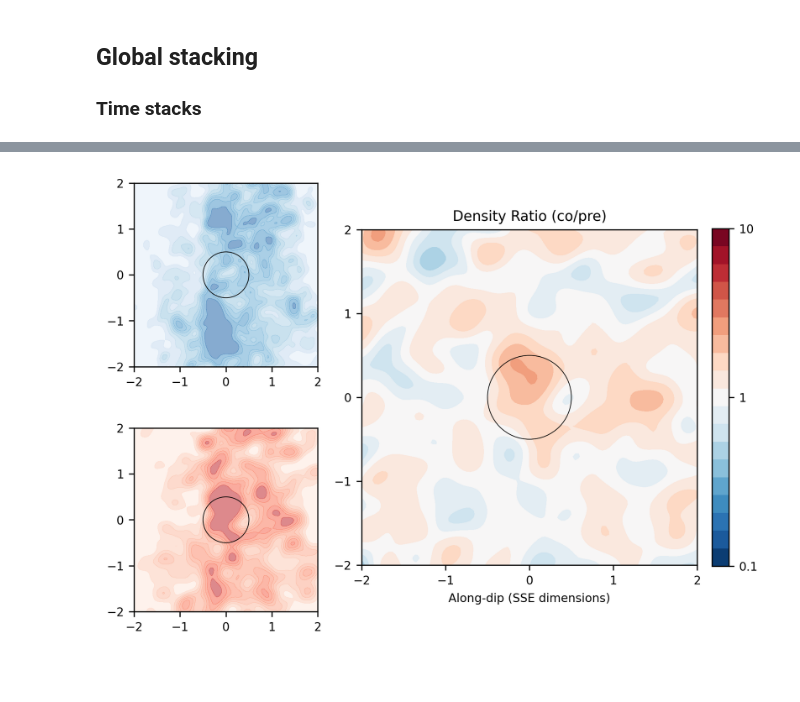
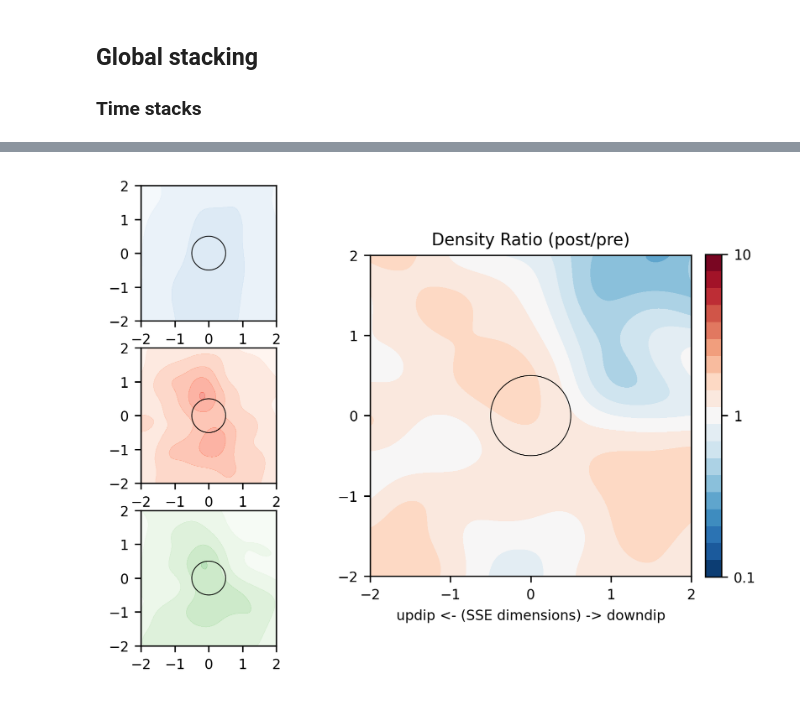
Before and after one commit to keliankaz/global_SSE, a Jupyter notebook: notebooks/global_source_properties.ipynb, the cells around one changed output, grey strips where cells are left out. Drawn from its saved outputs; the diff is of its cells as text; code cells hidden in the pictures; blank space fills up the shorter version.

Commit message:
updated figures - partial

```diff
--- a/notebooks/global_source_properties.ipynb
+++ b/notebooks/global_source_properties.ipynb
@@ -59,5 +84,5 @@ all_slowslip = sum(slowslip[1:], slowslip[0])
 # %%
-minimum_magnitude = 4
+minimum_magnitude = 4.0
 earthquakes = EarthquakeCatalog(
     filename=base_dir / "Datasets" / "Seismicity_datasets" / "global_earthquakes.csv",
     use_other_catalog=True,
@@ -68,8 +134,8 @@ earthquakes = EarthquakeCatalog(
 # %%
-local_earthquakes = earthquakes.intersection(all_slowslip,buffer_radius_km=200.0)
+local_earthquakes = earthquakes.intersection(all_slowslip,buffer_radius_km=500.0)
 distance_to_slab = all_slabs.distance(
     local_earthquakes.catalog[["lat","lon","depth"]].values,
     depth_unit="km",
     distance_unit="km",
 )
-local_earthquakes = EarthquakeCatalog(local_earthquakes.catalog.loc[distance_to_slab < 20])
+local_earthquakes = EarthquakeCatalog(local_earthquakes.catalog.loc[distance_to_slab < 10])
@@ -294,0 +410,5 @@ Text(0, 0.5, 'Earthquakes')
+# %%
+p = []
+for i_slowslip in slowslip:
+    p_values = get_p_relative_to_back(i_slowslip, return_time_lags=False)
+    p.append((np.log10(np.mean(p_values<0.05)/0.05)/1.5 + 0.5))
@@ -466 +519,9 @@ ax[1].set(
+# %%
+T_pre = 720
+buffer = 30
+T_event = all_slowslip.catalog['duration'].values/60/60/24 # days
+W = 500 # km
+_, co_event_stack_combined, co_weights = center_sequences(time_window=T_event,space_window=W,lag=0)
+_, pre_event_stack_combined, pre_weights = center_sequences(time_window=T_pre,space_window=W,lag=(-T_pre/2 - T_event/2 - buffer))
+_, post_event_stack_combined, post_weights = center_sequences(time_window=T_event,space_window=W,lag=T_event/2)
 # %%
@@ -504,40 +553,42 @@ plt.show()
 # %%
+
 # Create a 2x2 grid with ratios [1, 1, 2] for the row heights
-gs = mpl.gridspec.GridSpec(2, 2, width_ratios=[1, 2])
+gs = mpl.gridspec.GridSpec(3, 2, width_ratios=[1.2, 2])
+
+levels = np.linspace(0, 0.05, 10)
 
 # Subplot 1 - Top plot
 ax1 = plt.subplot(gs[0, 0])  # First row, first column
-sns.kdeplot(pre_event_stack_combined[:,0], pre_event_stack_combined[:,1], cmap='Blues', label='Pre-event', ax=ax1, **shared_kws, weights=pre_weights)
+ax1.contourf(xx, yy, dens_pre, cmap='Blues',alpha=0.5, levels=levels)
 
+# Subplot 2 - Middle plot
+# share the x-axis with ax1
+ax2 = plt.subplot(gs[1, 0], sharex=ax1)  # Second row, first column
+ax2.contourf(xx, yy, dens_co, cmap='Reds',alpha=0.5, levels=levels)
 
-
-# Subplot 2 - Bottom plot
-ax2 = plt.subplot(gs[1, 0])  # Second row, first column
-sns.kdeplot(co_event_stack_combined[:,0], co_event_stack_combined[:,1], cmap='Reds', label='During slow slip', ax=ax2, **shared_kws, weights=co_weights)
+# Subplot 3 - Bottom plot
+ax3 = plt.subplot(gs[2, 0])  # third row, first column
+ax3.contourf(xx, yy, dens_post, cmap='Greens',alpha=0.5, levels=levels)
 
 
 # Subplot 3 - Right plot
-ax3 = plt.subplot(gs[:, 1])  # All rows, second column
-ch = ax3.contourf(xx, yy, np.log10(density_ratio), levels=np.linspace(-1, 1, 20), cmap='RdBu_r')
-# plot colorbar sized to the specific plot
-cax3 = plt.colorbar(ch, ax=ax3, fraction=0.046, pad=0.04)
+ax4 = plt.subplot(gs[:, 1],  sharex=ax1)  # All rows, second column
+ch = ax4.contourf(xx, yy, np.log10(density_ratio), levels=np.linspace(-1, 1, 20), cmap='RdBu_r')
+cax4 = plt.colorbar(ch, ax=ax4, fraction=0.046, pad=0.04)
 
-cax3.set_ticks([-1, 0, 1])
-cax3.set_ticklabels(['0.1', '1', '10'])
-ax3.set(
-    xlabel='Along-dip (SSE dimensions)',
+cax4.set_ticks([-1, 0, 1])
+cax4.set_ticklabels(['0.1', '1', '10'])
+ax4.set(
+    xlabel='updip <- (SSE dimensions) -> downdip',
+    title='Density Ratio (post/pre)',
 )
 
-
-ax3.set_title('Density Ratio (co/pre)')
-
-for iax in [ax1,ax2,ax3]:
+for iax in [ax1,ax2,ax3,ax4]:
     iax.add_artist(plt.Circle((0, 0), 0.5, color='k', fill=False, lw=0.5))
     iax.set(
         aspect='equal',
         xticks=[-2,-1,0,1,2],
         yticks=[-2,-1,0,1,2],
-    )
-plt.tight_layout()
+    );
 # %% [output]
-[figure, old version]
+[figure, new version]
```
Also changed, not shown: parts of 43 cells of this notebook, 2 other files.
